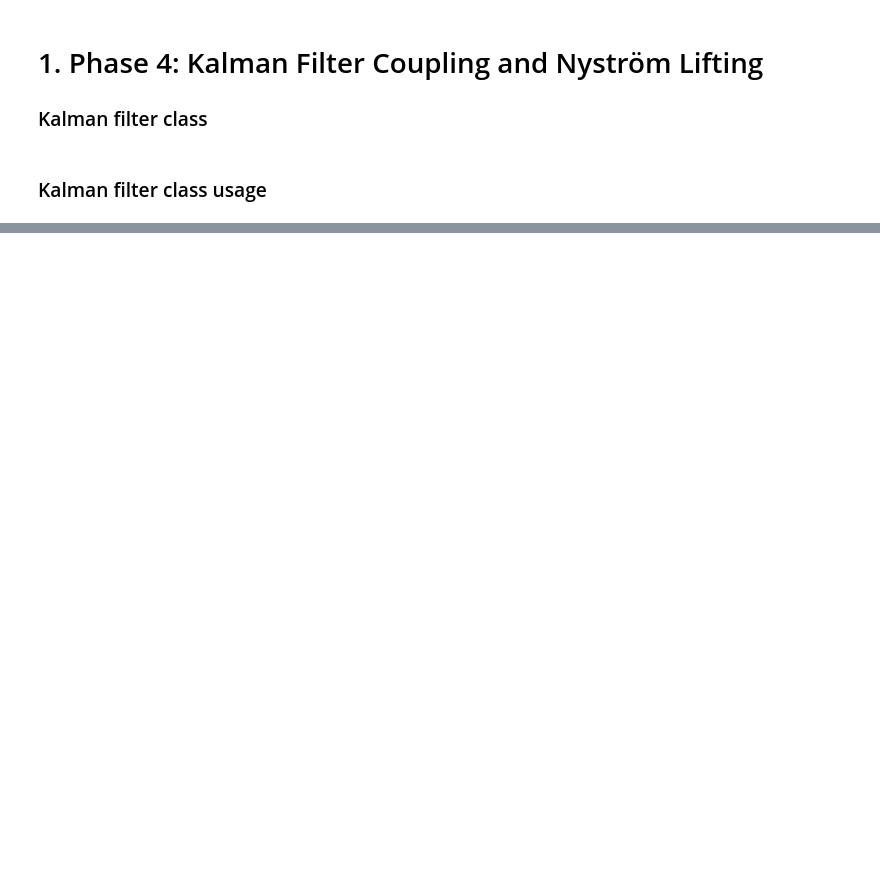
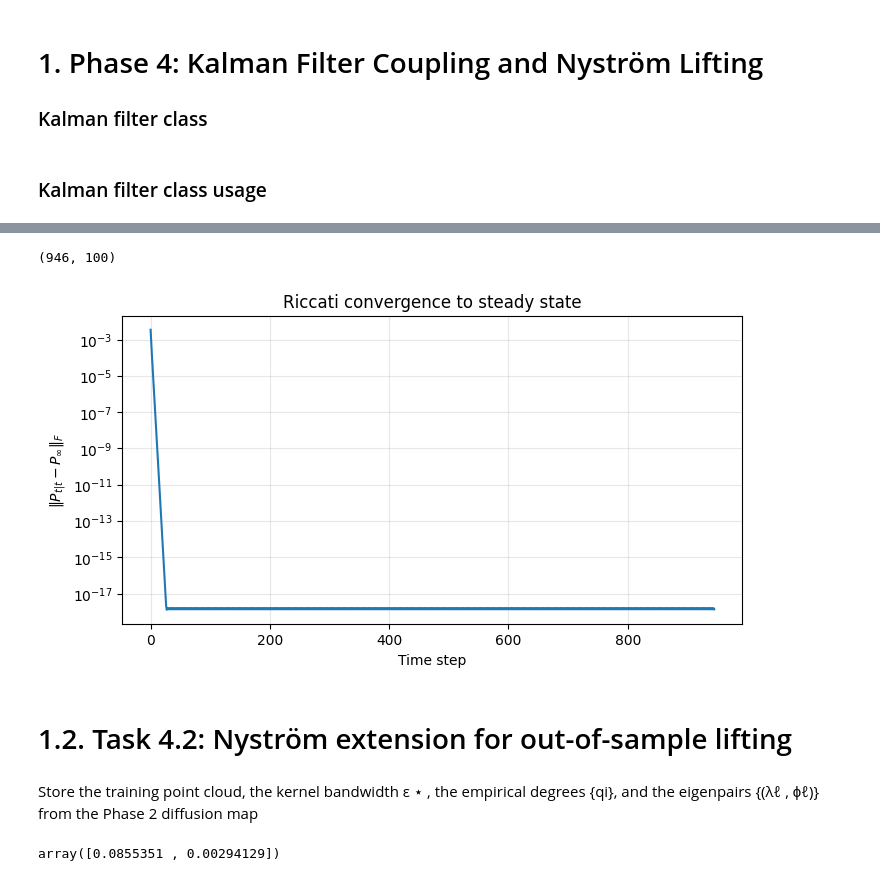
Before and after one commit to adamfowliee/JDKF_Starter, a Jupyter notebook: InitialTasks/kalman.ipynb, the cells around one changed output, grey strips where cells are left out. Cells and saved outputs as stored; diff of their text form; code cells hidden in the pictures; blank space fills up the shorter version.

Commit message:
Phase 4...

```diff
--- a/InitialTasks/kalman.ipynb
+++ b/InitialTasks/kalman.ipynb
@@ -97,3 +147,26 @@ kappa_hat, sigma_hat, _, _ = mle.ou_mle(Psi_noisy[:, :2], dt_eff)
+# %%
+def align_embedding(Y, Psi):
+    """
+    Align diffusion coordinates Psi to latent coordinates Y
+    using orthogonal Procrustes alignment.
+
+    Returns:
+        Y_c: centred latent coordinates
+        Psi_align: centred and aligned embedding
+        R: orthogonal transformation
+    """
+
+    # centre both clouds
+    Y_c = Y - Y.mean(axis=0)
+    Psi_c = Psi - Psi.mean(axis=0)
+    # best orthogonal map Psi_c @ R ≈ Y_c
+    R, _ = orthogonal_procrustes(Psi_c, Y_c)
+    # aligned embedding
+    Psi_align = Psi_c @ R
+
+    return Y_c, Psi_align, R
+
+Psi_clean_c, Psi_noisy_align, R = align_embedding(Psi_clean[:, 2:], Psi_noisy[:, 2:])
 # %%
 k = 2
 dt_eff = gap * dt
@@ -106,10 +179,12 @@ Q = (sigma_hat**2 / (2*kappa_hat)) * (1 - np.exp(-2*kappa_hat*dt_eff)) * np.eye(
 
 H = np.eye(k)
 
-R = np.cov((Psi_noisy[:, :k] - Psi_clean[:, :k]).T)
+R = np.cov((Psi_noisy_align - Psi_clean_c).T)
 
 P0 = sigma_hat**2 / (2*kappa_hat) * np.eye(k)
 
-kf = LinearKalmanFilter(A, Q, H, R, Z0=np.zeros(k), P0=P0)
+Z0 = np.zeros(k)
 
-filtered = kf.run(Psi_noisy[:, :k])
+kf = LinearKalmanFilter(A, Q, H, R, Z0=Z0, P0=P0)
+
+filtered, predicted, covariates = kf.run(Psi_noisy[:, :k])
@@ -127,0 +201,27 @@ Text(0, 0.5, '1st Coordinate Position')
+# %%
+Zobs.shape
+# %% [output]
+(946, 100)
+# %%
+kf = LinearKalmanFilter(A, Q, H, R, Z0, P0)
+filtered, predicted, covariates = kf.run(Psi_noisy[:, :2])
+err = kf.riccati_convergence()
+
+
+plt.figure(figsize=(8, 4))
+plt.semilogy(err)
+plt.xlabel("Time step")
+plt.ylabel(r"$\|P_{t|t} - P_\infty\|_F$")
+plt.title("Riccati convergence to steady state")
+plt.grid(True, alpha=0.3)
+plt.show()
+# %% [output]
+[figure, added]
+# %% [markdown]
+# 1.2. Task 4.2: Nyström extension for out-of-sample lifting
+# %% [markdown]
+Store the training point cloud, the kernel bandwidth ε
+⋆
+, the empirical degrees {qi}, and
+the eigenpairs {(λℓ
+, ϕℓ)} from the Phase 2 diffusion map
@@ -127,0 +255,17 @@ Text(0, 0.5, '1st Coordinate Position')
+# %%
+def oos_lifting(y_new, store):
+
+    k = store["Psi"].shape[1]
+
+    w_new = np.exp(-np.linalg.norm(y_new - store["Zobs"], axis=1)**2 / store["eps"])
+    q_new = np.sum(w_new)
+
+    w_a_new = w_new / (q_new * store["q"])
+
+    w_a_t_new = w_a_new / np.sum(w_a_new)
+
+    Psi_l = 1/store["w"][:k] * (w_a_t_new.T @ store["Psi"])
+
+    return store["w"][:k] * Psi_l
+# %% [output]
+array([0.0855351 , 0.00294129])
```
Also changed, not shown: parts of 11 cells of this notebook, 1 other file.
